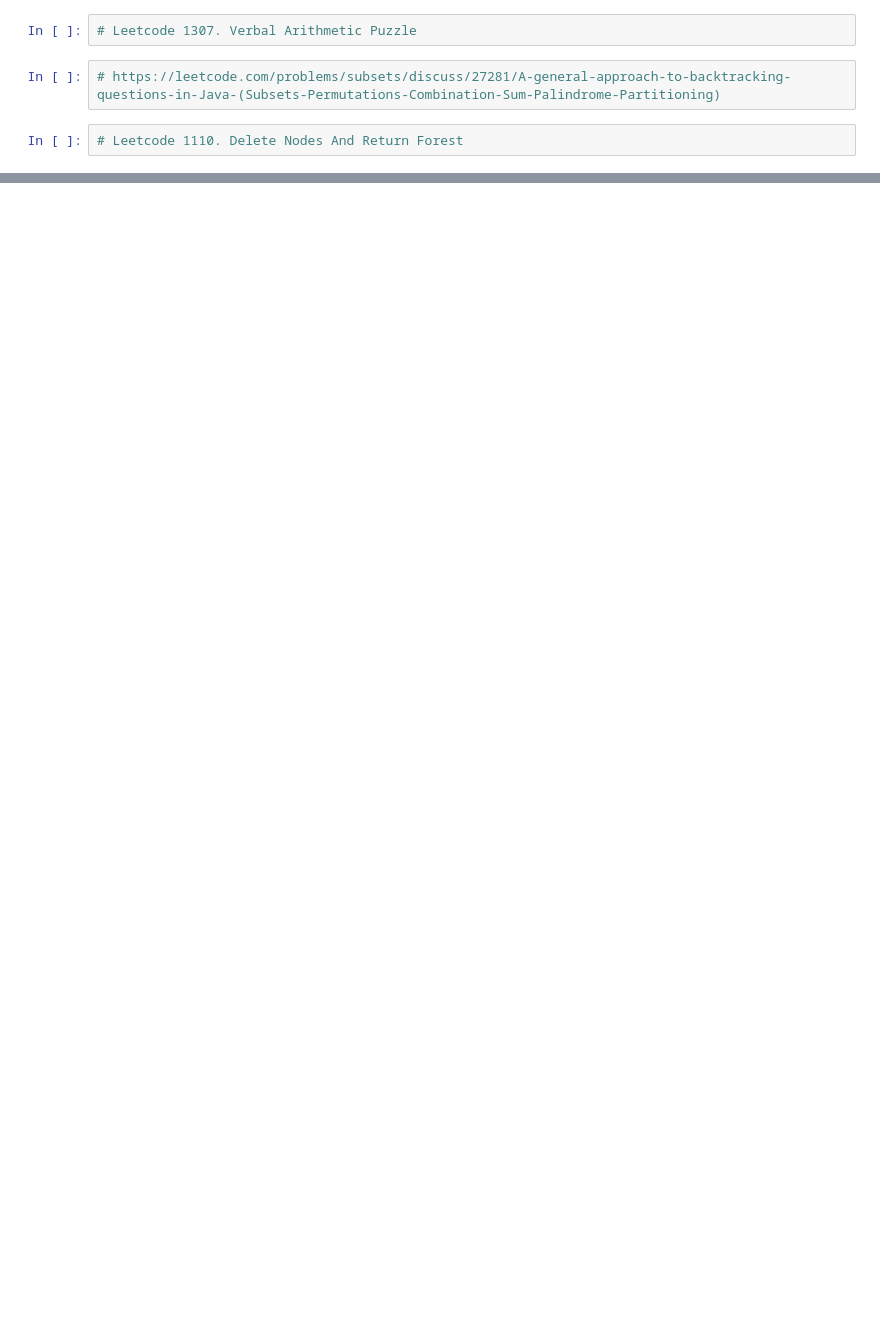
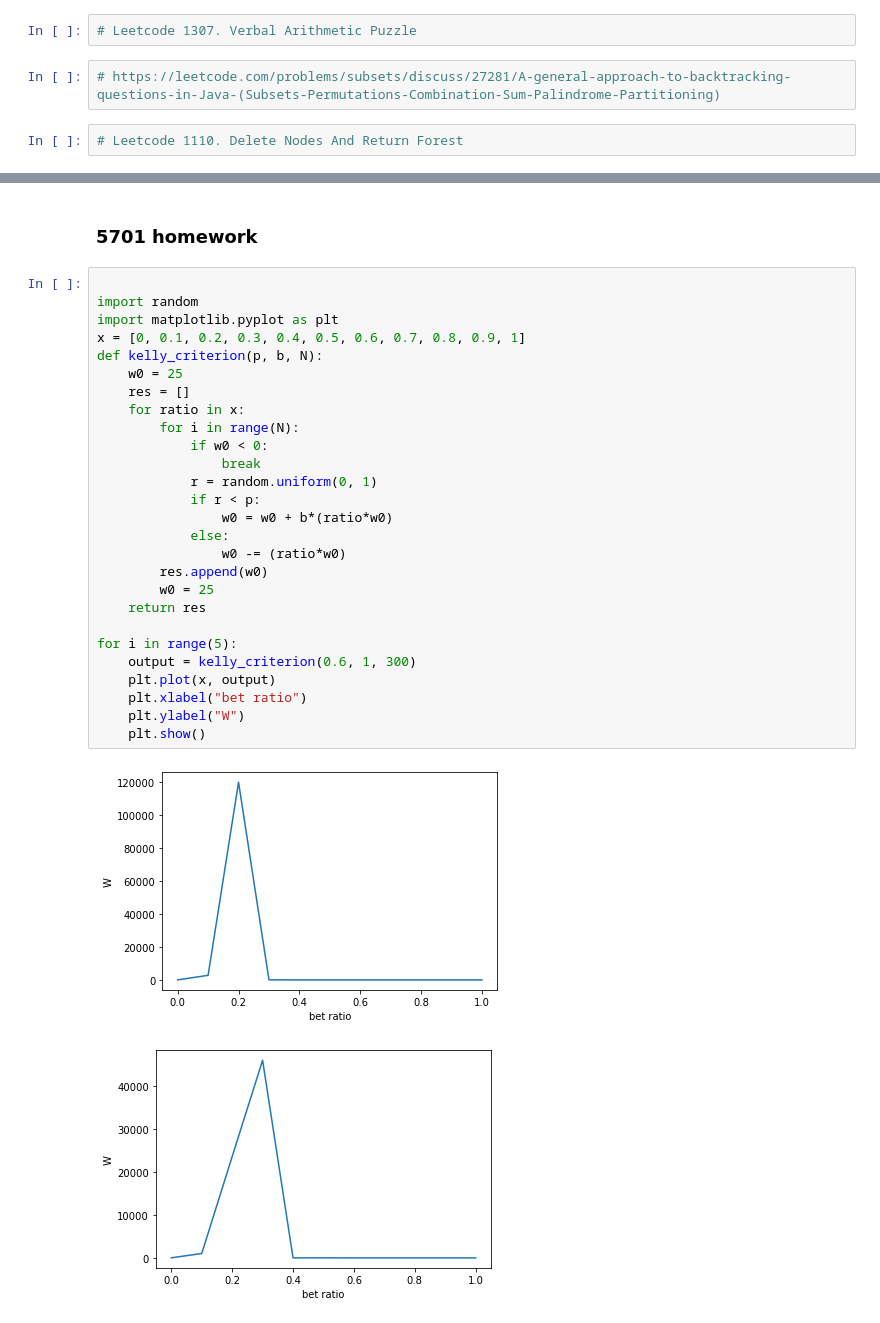
Before and after one commit to RicoXu727/Leetcode-Note, a Jupyter notebook: Sept_first_half.ipynb, the cells around one changed output, grey strips where cells are left out. Cells and saved outputs as stored; diff of their text form; blank space fills up the shorter version.

```diff
--- a/Sept_first_half.ipynb
+++ b/Sept_first_half.ipynb
@@ -244,0 +450,32 @@ print(solution(words2))
+# %% [markdown]
+### 5701 homework
+# %%
+
+import random
+import matplotlib.pyplot as plt
+x = [0, 0.1, 0.2, 0.3, 0.4, 0.5, 0.6, 0.7, 0.8, 0.9, 1]
+def kelly_criterion(p, b, N):
+    w0 = 25
+    res = []
+    for ratio in x:
+        for i in range(N):
+            if w0 < 0:
+                break
+            r = random.uniform(0, 1)
+            if r < p:
+                w0 = w0 + b*(ratio*w0)
+            else:
+                w0 -= (ratio*w0)
+        res.append(w0)
+        w0 = 25
+    return res
+
+for i in range(5):
+    output = kelly_criterion(0.6, 1, 300)
+    plt.plot(x, output)
+    plt.xlabel("bet ratio")
+    plt.ylabel("W")
+    plt.show()
+# %% [output]
+[figure, added]
+[figure, added]
```
Also changed, not shown: parts of 20 cells of this notebook.
